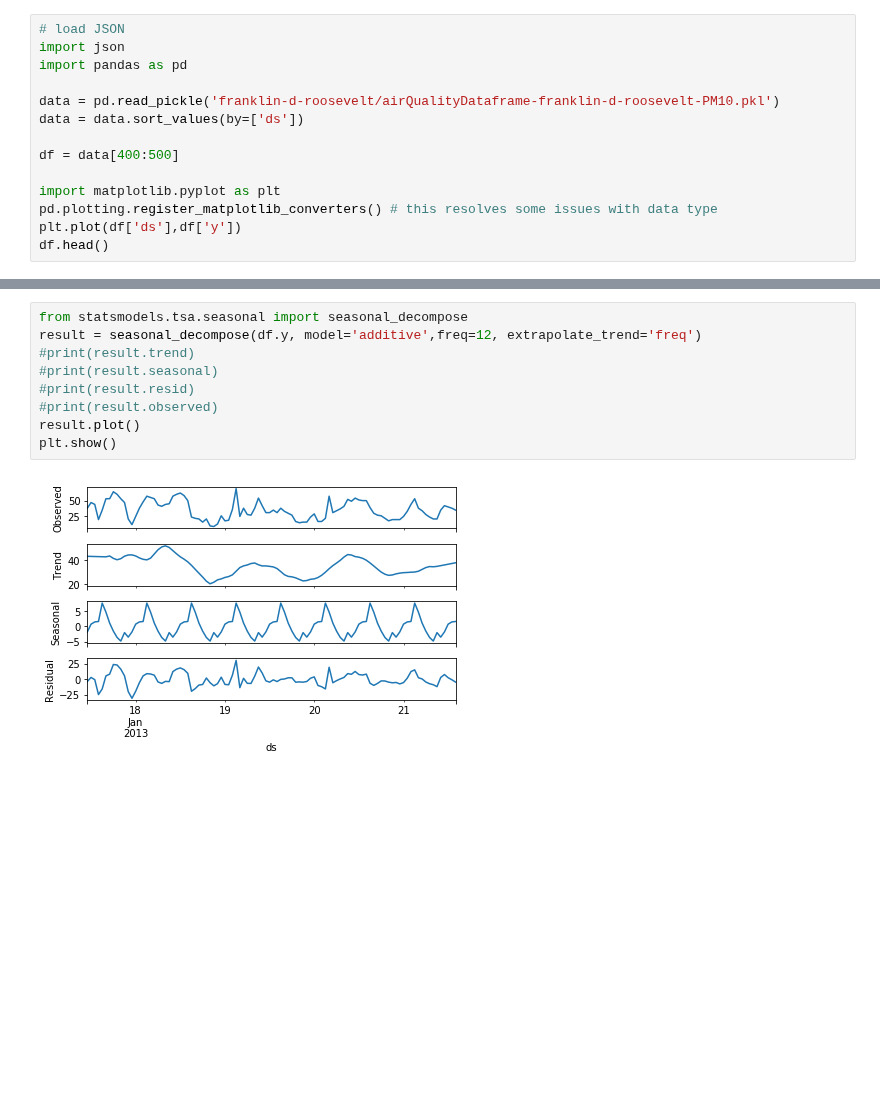
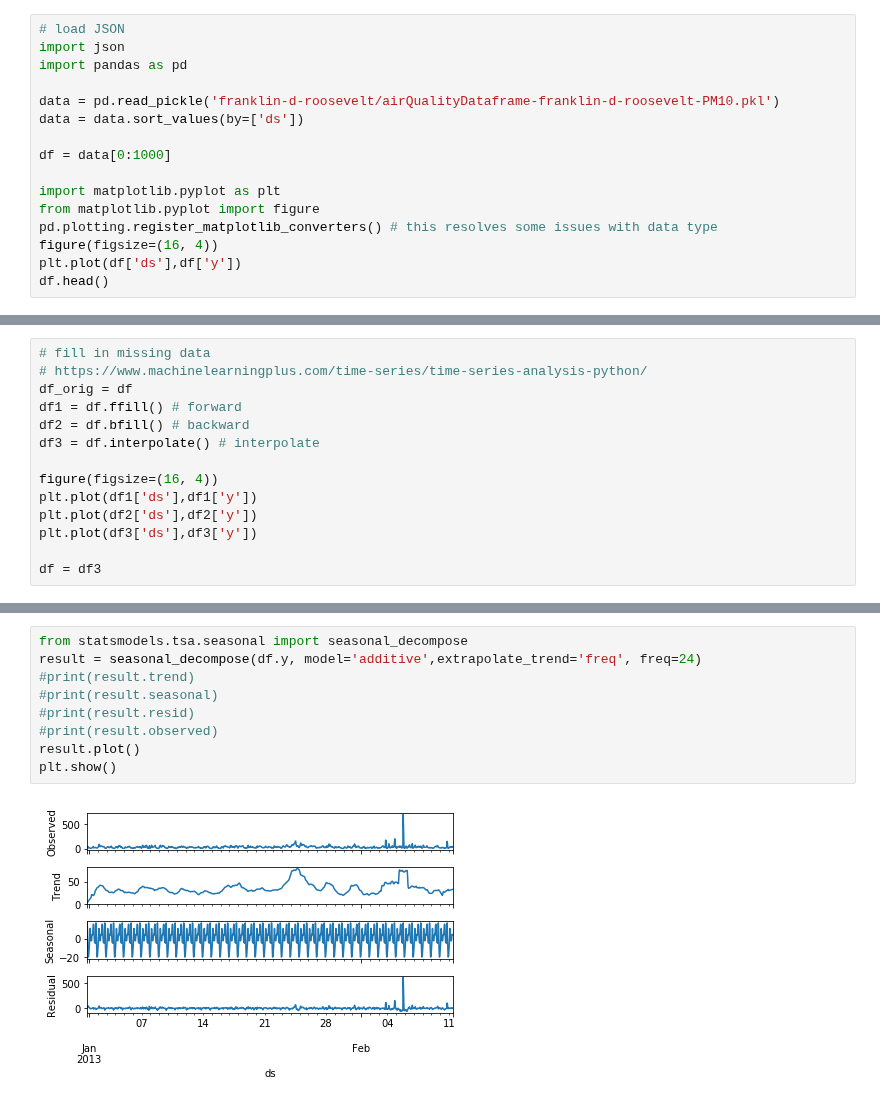
Before and after one commit to aety/insight, a Jupyter notebook: RATP/air/pickleToData_analysis_STL.ipynb, the cells around one changed output, grey strips where cells are left out. Drawn from its saved outputs; the diff is of its cells as text; blank space fills up the shorter version.

```diff
--- a/RATP/air/pickleToData_analysis_STL.ipynb
+++ b/RATP/air/pickleToData_analysis_STL.ipynb
@@ -6,10 +6,12 @@ import pandas as pd
 data = pd.read_pickle('franklin-d-roosevelt/airQualityDataframe-franklin-d-roosevelt-PM10.pkl')
 data = data.sort_values(by=['ds'])
 
-df = data[400:500]
+df = data[0:1000]
 
 import matplotlib.pyplot as plt
+from matplotlib.pyplot import figure
 pd.plotting.register_matplotlib_converters() # this resolves some issues with data type
+figure(figsize=(16, 4))
 plt.plot(df['ds'],df['y'])
 df.head()
 # %% [output]
@@ -22,0 +24,14 @@ df.head()
+# %%
+# fill in missing data
+# https://www.machinelearningplus.com/time-series/time-series-analysis-python/
+df_orig = df
+df1 = df.ffill() # forward
+df2 = df.bfill() # backward
+df3 = df.interpolate() # interpolate
+
+figure(figsize=(16, 4))
+plt.plot(df1['ds'],df1['y'])
+plt.plot(df2['ds'],df2['y'])
+plt.plot(df3['ds'],df3['y'])
+
+df = df3
@@ -40,11 +53,11 @@ See the caveats in the documentation: http://pandas.pydata.org/pandas-docs/stabl
 # %%
 from statsmodels.tsa.seasonal import seasonal_decompose
-result = seasonal_decompose(df.y, model='additive',freq=12, extrapolate_trend='freq')
+result = seasonal_decompose(df.y, model='additive',extrapolate_trend='freq', freq=24)
 #print(result.trend)
 #print(result.seasonal)
 #print(result.resid)
 #print(result.observed)
 result.plot()
 plt.show()
 # %% [output]
-[figure, old version]
+[figure, new version]
```
Also changed, not shown: parts of 4 cells of this notebook.
